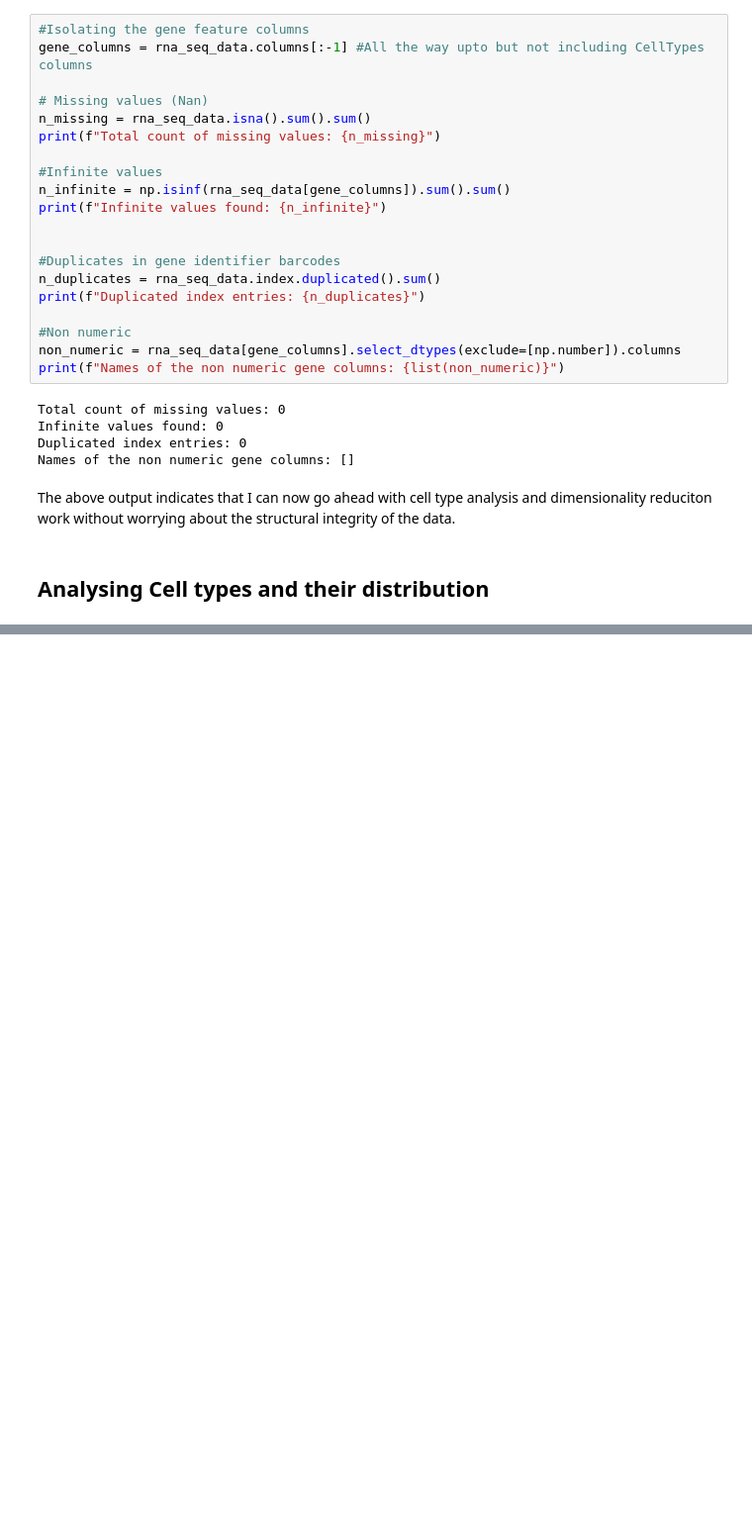
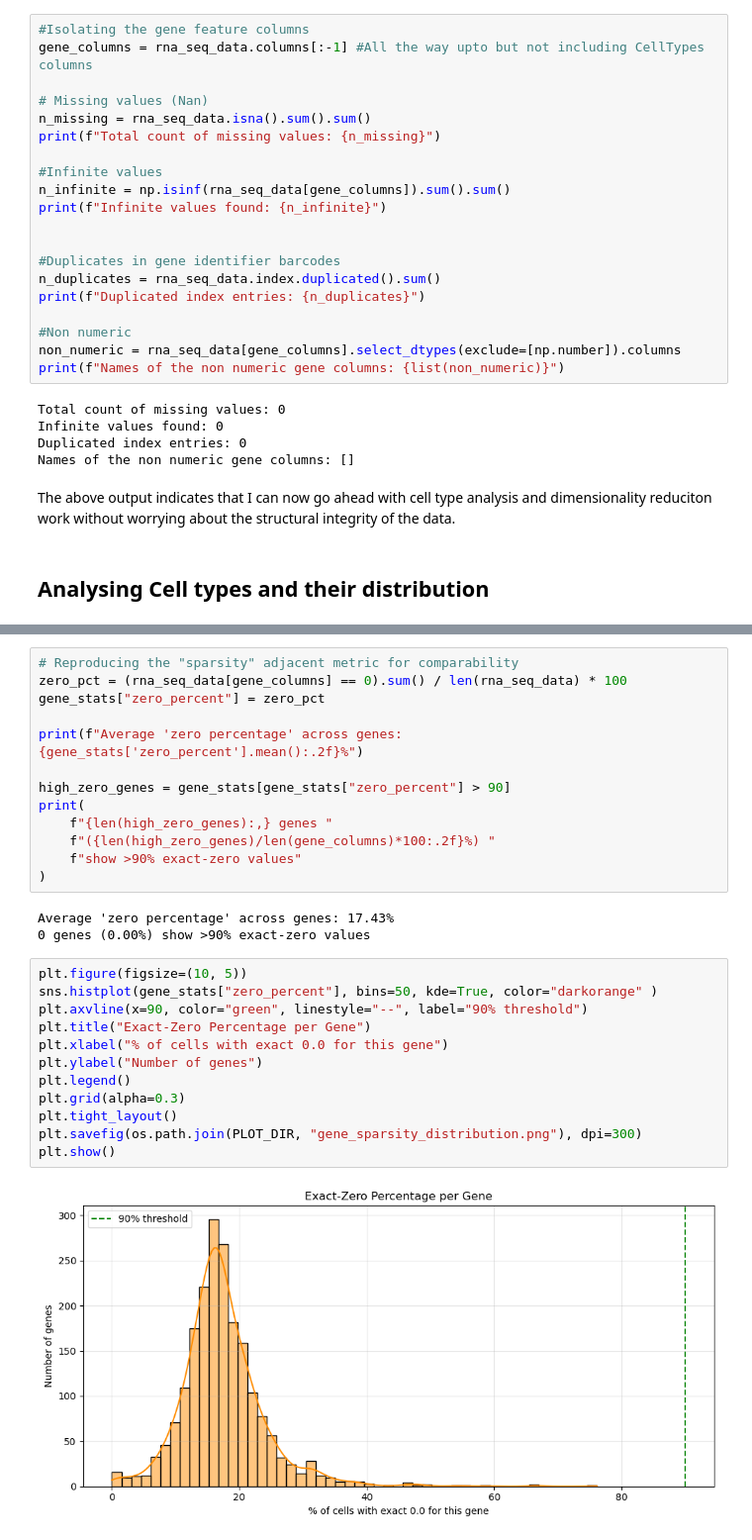
Before and after one commit to rajantidke/ML_immune_cell_type_classifier, a Jupyter notebook: Notebooks/1_Data_exploration.ipynb, the cells around one changed output, grey strips where cells are left out. Shown at 99% size. Saved outputs shown, nothing was run; the diff lists cells and outputs as text; blank space fills up the shorter version.

```diff
--- a/Notebooks/1_Data_exploration.ipynb
+++ b/Notebooks/1_Data_exploration.ipynb
@@ -107,0 +300,30 @@ cell_type_df = rna_seq_data["CellType"].value_counts().ren
+# %%
+# Reproducing the "sparsity" adjacent metric for comparability
+zero_pct = (rna_seq_data[gene_columns] == 0).sum() / len(rna_seq_data) * 100
+gene_stats["zero_percent"] = zero_pct
+
+print(f"Average 'zero percentage' across genes: {gene_stats['zero_percent'].mean():.2f}%")
+
+high_zero_genes = gene_stats[gene_stats["zero_percent"] > 90]
+print(
+    f"{len(high_zero_genes):,} genes "
+    f"({len(high_zero_genes)/len(gene_columns)*100:.2f}%) "
+    f"show >90% exact-zero values"
+)
+# %% [output]
+Average 'zero percentage' across genes: 17.43%
+0 genes (0.00%) show >90% exact-zero values
+# %%
+plt.figure(figsize=(10, 5))
+sns.histplot(gene_stats["zero_percent"], bins=50, kde=True, color="darkorange" )
+plt.axvline(x=90, color="green", linestyle="--", label="90% threshold")
+plt.title("Exact-Zero Percentage per Gene")
+plt.xlabel("% of cells with exact 0.0 for this gene")
+plt.ylabel("Number of genes")
+plt.legend()
+plt.grid(alpha=0.3)
+plt.tight_layout()
+plt.savefig(os.path.join(PLOT_DIR, "gene_sparsity_distribution.png"), dpi=300)
+plt.show()
+# %% [output]
+[figure, added]
```
Also changed, not shown: parts of 24 cells of this notebook, 5 other files.
